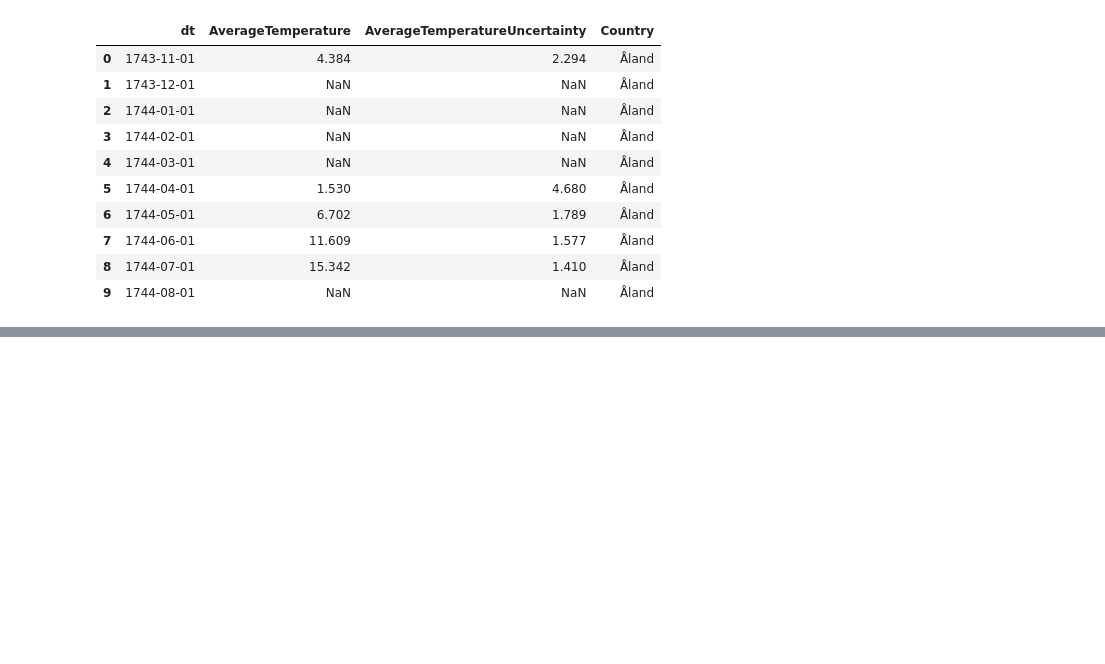
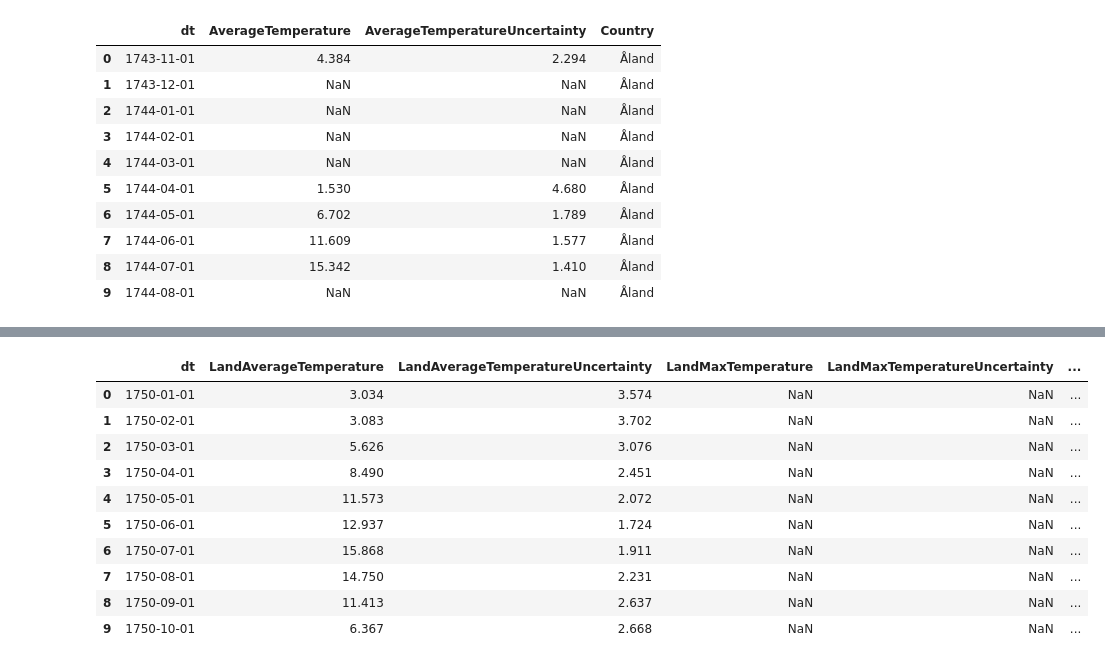
Before and after one commit to bunnyPy/spark-rdbms, a Jupyter notebook: weather data.ipynb, the cells around one changed output, grey strips where cells are left out. Saved outputs shown, nothing was run; the diff lists cells and outputs as text; code cells hidden in the pictures; blank space fills up the shorter version.

```diff
--- a/weather data.ipynb
+++ b/weather data.ipynb
@@ -200,3 +218,19 @@ fig = dict(data=data, layout=layout)
 py.iplot(fig, validate=False, filename='worldmap')
 # %% [output]
 [interactive output not drawn]
+# %%
+
+global_temp = pd.read_csv(get_object_storage_file_with_credentials_ab6d3252149c4a3ebd291ad2f5dce4a0('DefaultProjectmsjaadaungmailcom', 'GlobalTemperatures.csv'))
+global_temp.head(10)
+# %% [output]
+|  | dt | LandAverageTemperature | LandAverageTemperatureUncertainty | LandMaxTemperature | LandMaxTemperatureUncertainty | ... |
+| 0 | 1750-01-01 | 3.034 | 3.574 | NaN | NaN | ... |
+| 1 | 1750-02-01 | 3.083 | 3.702 | NaN | NaN | ... |
+| 2 | 1750-03-01 | 5.626 | 3.076 | NaN | NaN | ... |
+| 3 | 1750-04-01 | 8.490 | 2.451 | NaN | NaN | ... |
+| 4 | 1750-05-01 | 11.573 | 2.072 | NaN | NaN | ... |
+| 5 | 1750-06-01 | 12.937 | 1.724 | NaN | NaN | ... |
+| 6 | 1750-07-01 | 15.868 | 1.911 | NaN | NaN | ... |
+| 7 | 1750-08-01 | 14.750 | 2.231 | NaN | NaN | ... |
+| 8 | 1750-09-01 | 11.413 | 2.637 | NaN | NaN | ... |
+| 9 | 1750-10-01 | 6.367 | 2.668 | NaN | NaN | ... |
```
Also changed, not shown: parts of 1 cell of this notebook.
